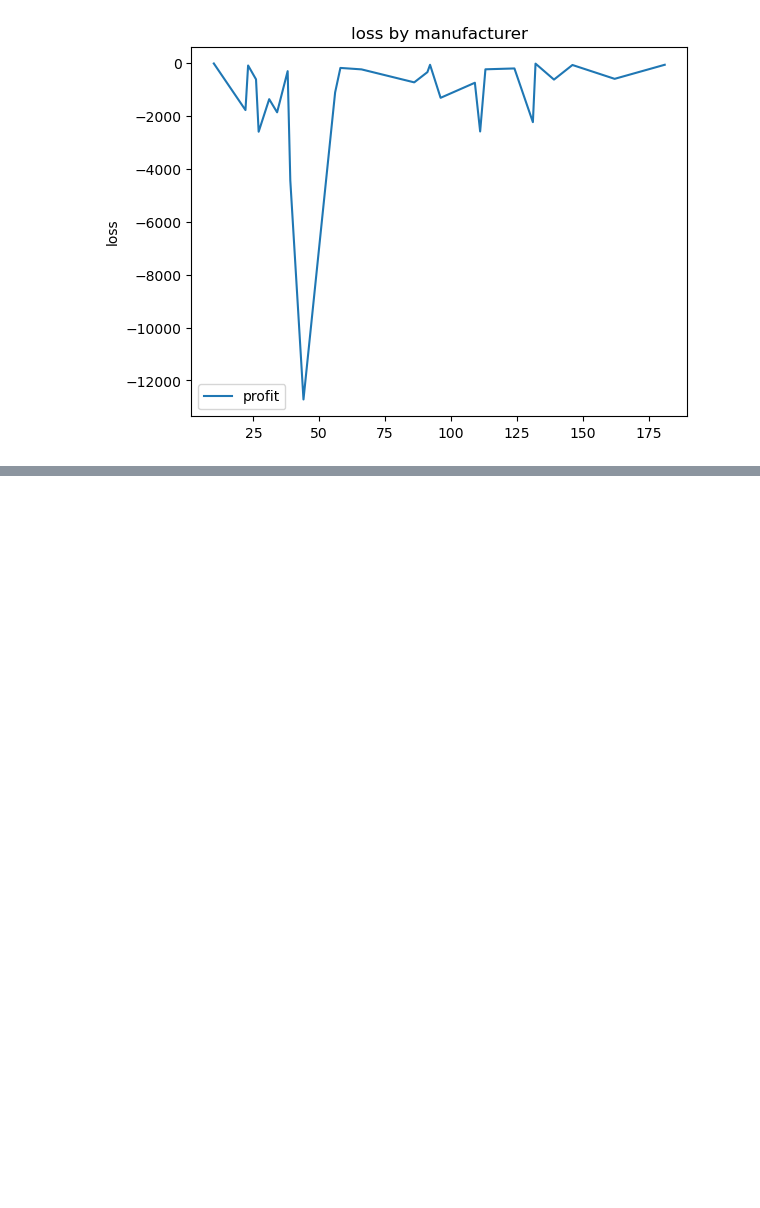
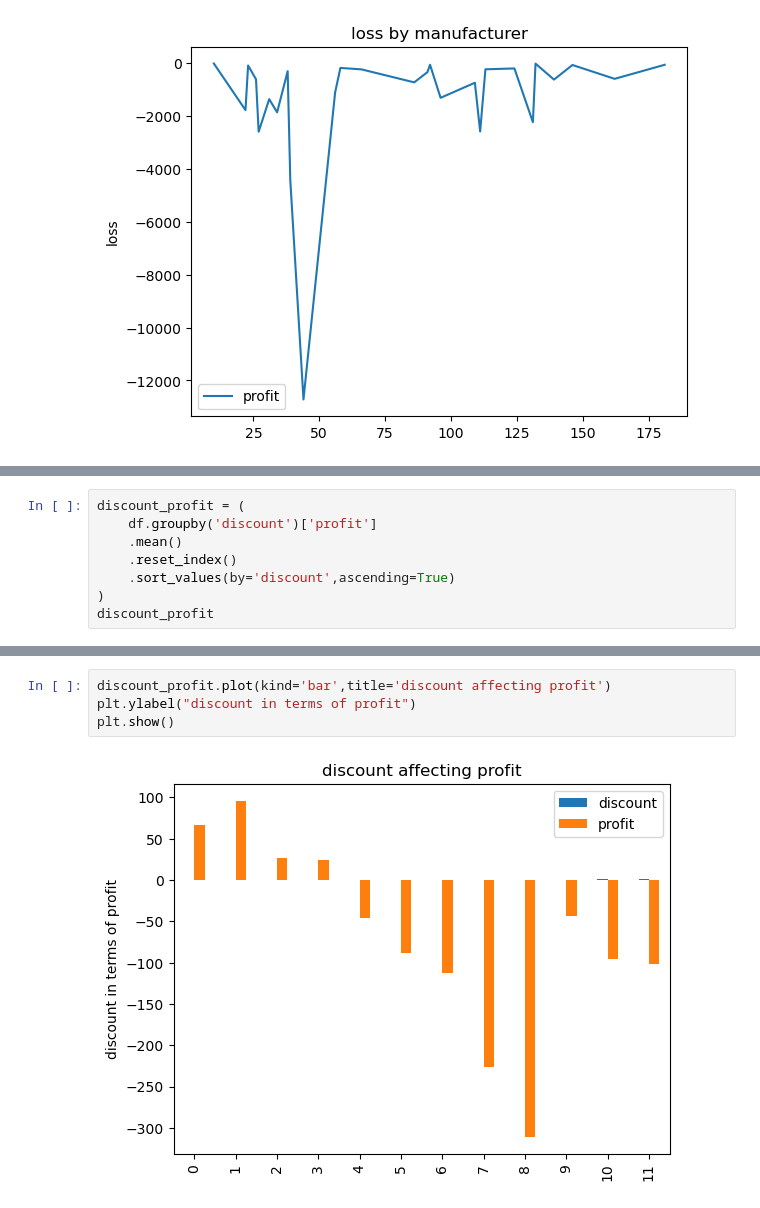
Before and after one commit to kitsune79/sales-trend-analysis, a Jupyter notebook: sales_trend_analysis.ipynb, the cells around one changed output, grey strips where cells are left out. Drawn from its saved outputs; the diff is of its cells as text; blank space fills up the shorter version.

```diff
--- a/sales_trend_analysis.ipynb
+++ b/sales_trend_analysis.ipynb
@@ -323,0 +331,8 @@ plt.show()
+# %%
+discount_profit = (
+    df.groupby('discount')['profit']
+    .mean()
+    .reset_index()
+    .sort_values(by='discount',ascending=True)
+)
+discount_profit
@@ -323,0 +353,6 @@ plt.show()
+# %%
+discount_profit.plot(kind='bar',title='discount affecting profit')
+plt.ylabel("discount in terms of profit")
+plt.show()
+# %% [output]
+[figure, added]
```
Also changed, not shown: parts of 7 cells of this notebook.
